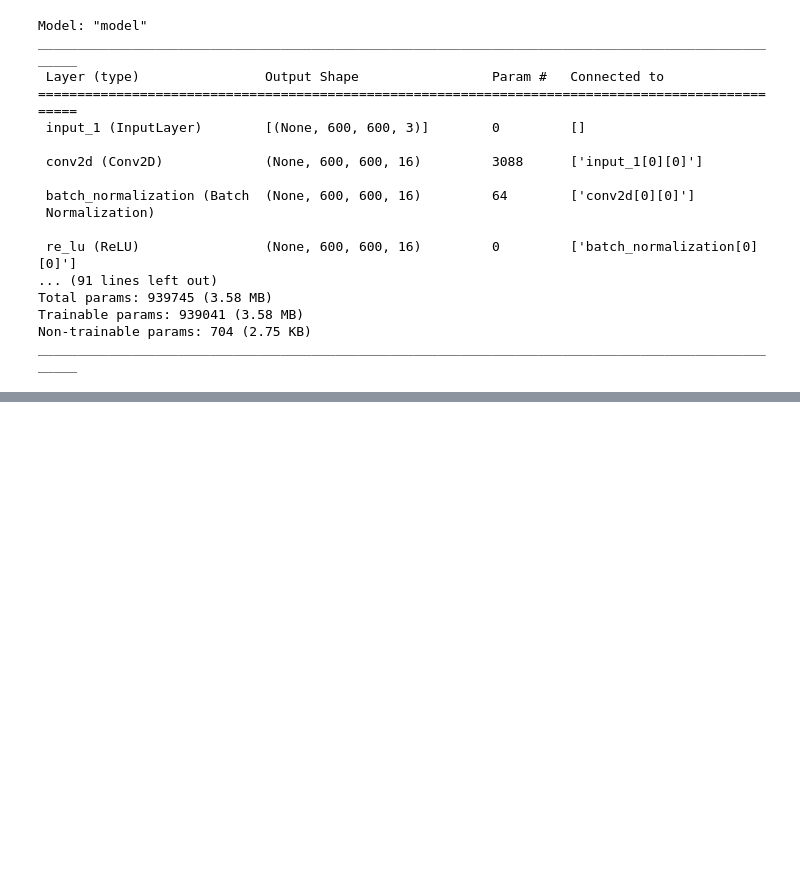
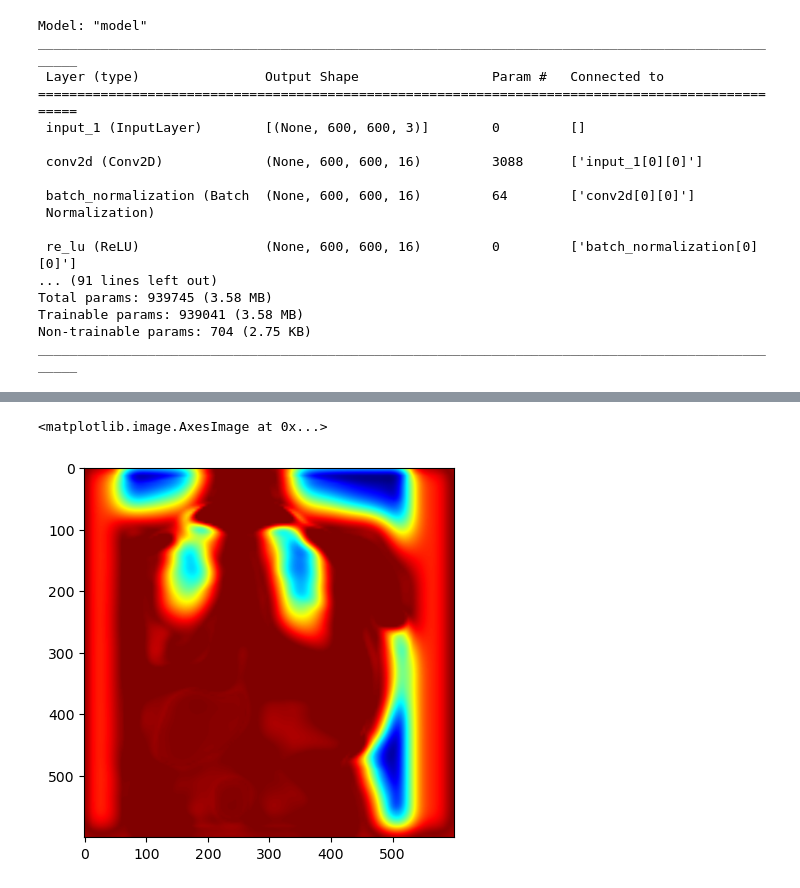
Before and after one commit to RikuAlter/cxr_ensemble_classifier, a Jupyter notebook: notebooks/Sandbox.ipynb, the cells around one changed output, grey strips where cells are left out. Cells and saved outputs as stored; diff of their text form; code cells hidden in the pictures; blank space fills up the shorter version.

```diff
--- a/notebooks/Sandbox.ipynb
+++ b/notebooks/Sandbox.ipynb
@@ -185,0 +228,9 @@ raw_df[raw_df["image_id"] == "469bd3f41e12a8f03a8ef0ce191743ce"]
+# %%
+heatmap_resized = tf.image.resize(tf.expand_dims(heatmap, axis=-1), size=(img.shape[0], img.shape[1]))
+heatmap_normalized = heatmap_resized / tf.math.reduce_max(heatmap_resized)
+heatmap_normalized = tf.image.resize(heatmap_normalized, (600,600))
+heatmap_colored = cv2.applyColorMap(np.uint8(255 * heatmap_normalized[..., 0]), cv2.COLORMAP_JET)
+plt.imshow(heatmap_colored)
+# %% [output]
+<matplotlib.image.AxesImage at 0x...>
+[figure, added]
```
Also changed, not shown: parts of 7 cells of this notebook.
